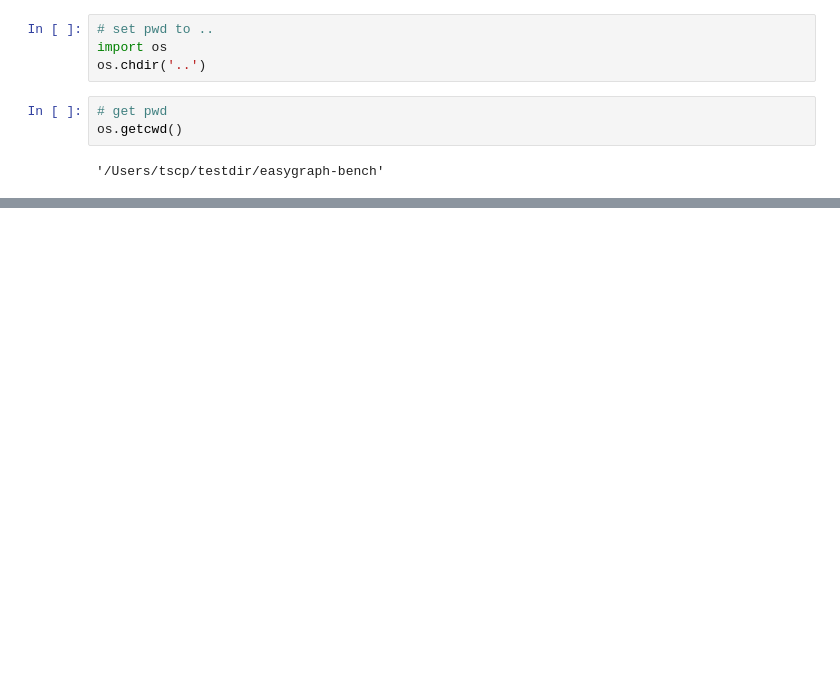
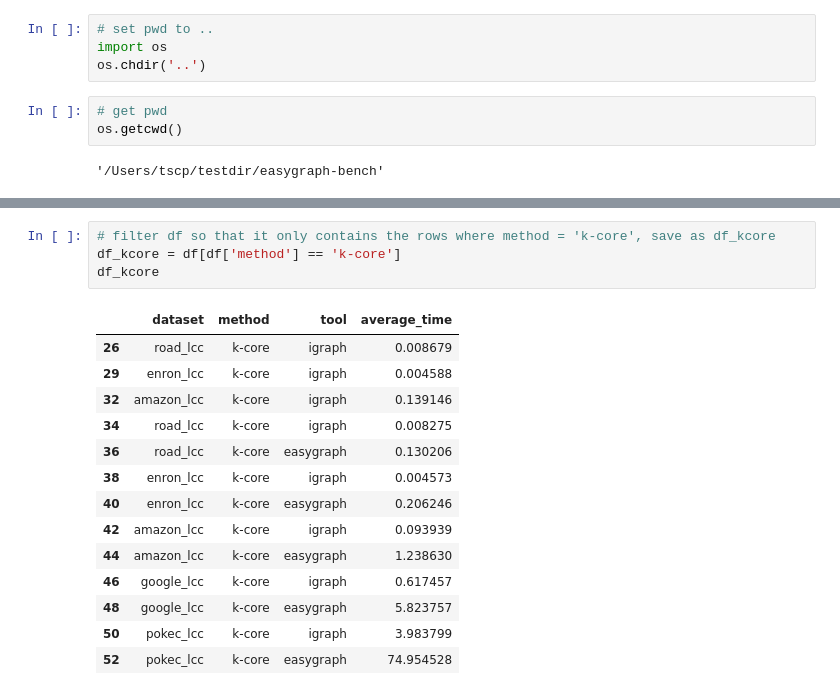
Before and after one commit to tddschn/easygraph-bench, a Jupyter notebook: explorations/profile_results_viz.ipynb, the cells around one changed output, grey strips where cells are left out. Saved outputs shown, nothing was run; the diff lists cells and outputs as text; blank space fills up the shorter version.

```diff
--- a/explorations/profile_results_viz.ipynb
+++ b/explorations/profile_results_viz.ipynb
@@ -197,0 +206,19 @@ plt.show()
+# %%
+# filter df so that it only contains the rows where method = 'k-core', save as df_kcore
+df_kcore = df[df['method'] == 'k-core']
+df_kcore
+# %% [output]
+|  | dataset | method | tool | average_time |
+| 26 | road_lcc | k-core | igraph | 0.008679 |
+| 29 | enron_lcc | k-core | igraph | 0.004588 |
+| 32 | amazon_lcc | k-core | igraph | 0.139146 |
+| 34 | road_lcc | k-core | igraph | 0.008275 |
+| 36 | road_lcc | k-core | easygraph | 0.130206 |
+| 38 | enron_lcc | k-core | igraph | 0.004573 |
+| 40 | enron_lcc | k-core | easygraph | 0.206246 |
+| 42 | amazon_lcc | k-core | igraph | 0.093939 |
+| 44 | amazon_lcc | k-core | easygraph | 1.238630 |
+| 46 | google_lcc | k-core | igraph | 0.617457 |
+| 48 | google_lcc | k-core | easygraph | 5.823757 |
+| 50 | pokec_lcc | k-core | igraph | 3.983799 |
+| 52 | pokec_lcc | k-core | easygraph | 74.954528 |
```
Also changed, not shown: parts of 10 cells of this notebook, 3 other files.
